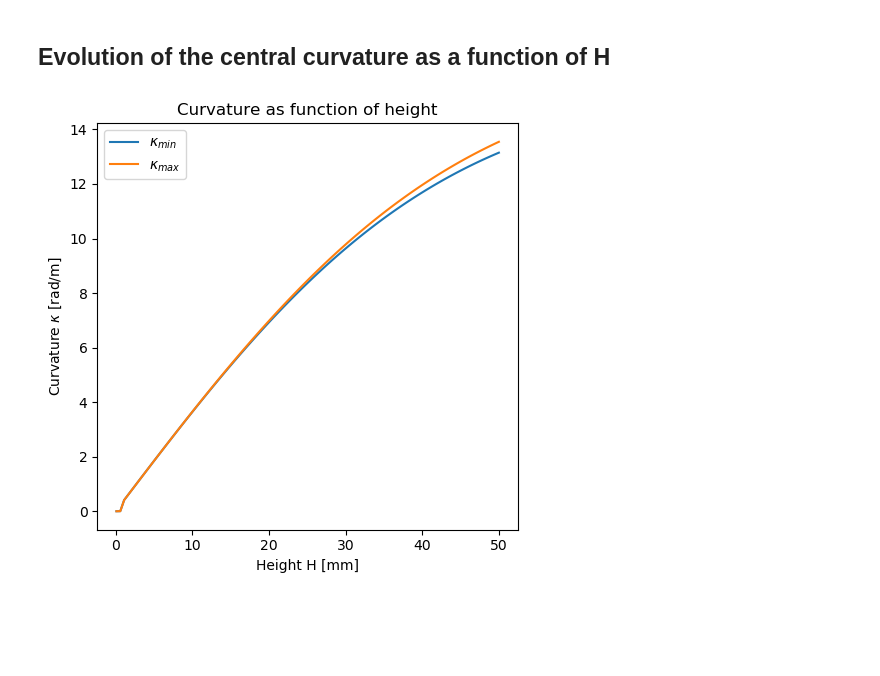
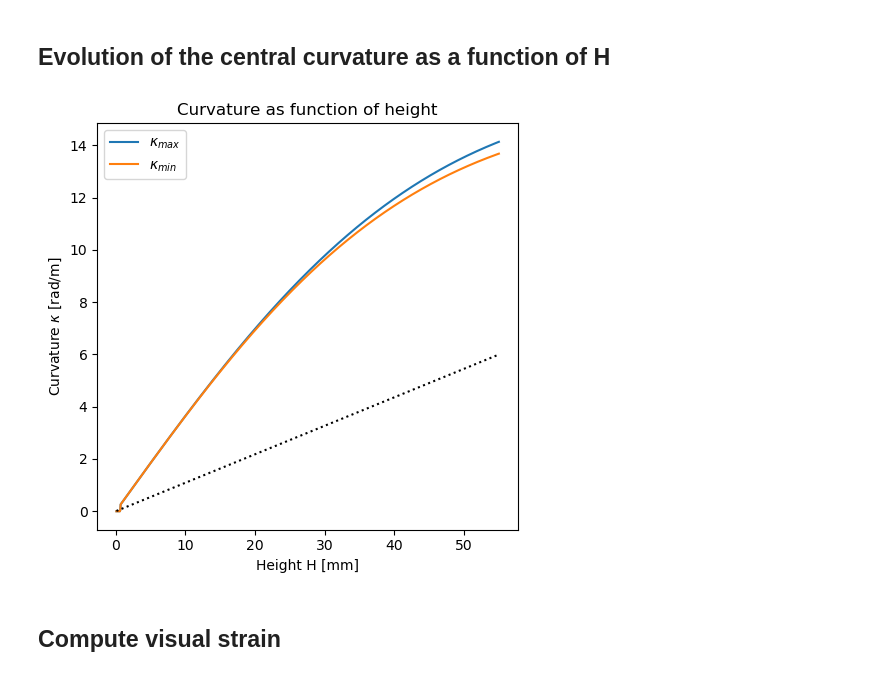
Before and after one commit to AlexandreTlili/Fracture_dAlembert, a Jupyter notebook: code/compute_flexion.ipynb, the cells around one changed output. Drawn from its saved outputs; the diff is of its cells as text; code cells hidden in the pictures; blank space fills up the shorter version.

```diff
--- a/code/compute_flexion.ipynb
+++ b/code/compute_flexion.ipynb
@@ -526,7 +526,7 @@ plt.show()
 # %% [markdown]
 ## Test full computation
 # %%
-W, H, a = 6e-2, 5e-2, 2.5e-2
+W, H, a = 6e-2, 10e-2, 2.5e-2
 
 func = (lambda guess: func_root_all(guess[0], guess[1], W, H, a))
 # %%
@@ -686,7 +702,7 @@ L3: 2.55e-02
 # Define parameters
 
 W, a = 6e-2, 2.5e-2
-H_array = np.linspace(1e-4, 50e-3, 100)
+H_array = np.linspace(1e-4, 55e-3, 1000)
 # %%
 # Compute the curvature
 
@@ -713,20 +729,28 @@ for i in range(H_array.size):
     k_max[i] = np.sqrt(2 * force * np.sin(alpha1 - alpha2) / np.cos(alpha2))
 
     alpha_guess = sol.x
+# %%
+# Compute small deformation result
+
+ratio = a / W
+kappa_eps = 2 * H_array / W**2 * (0.75 + 4.5 * ratio**2 - 1.5 * ratio * np.sqrt(9 * ratio**2 + 3))
 # %%
 # Print evolution of curvature as function of H
 
 fig, ax = plt.subplots(figsize=(5,5), tight_layout=True)
 
+ax.plot(1e3 * H_array, k_max, label='$\\kappa_{max}$')
 ax.plot(1e3 * H_array, k_min, label='$\\kappa_{min}$')
-ax.plot(1e3 * H_array, k_max, label='$\\kappa_{max}$')
+ax.plot(1e3 * H_array, kappa_eps, ls=':', c='k')
 
 ax.set_xlabel('Height H [mm]')
 ax.set_ylabel('Curvature $\\kappa$ [rad/m]')
 ax.set_title('Curvature as function of height')
 
 ax.legend()
 
 plt.show()
 # %% [output]
-[figure, old version]
+[figure, new version]
+# %% [markdown]
+## Compute visual strain
```
Also changed, not shown: parts of 7 cells of this notebook.
